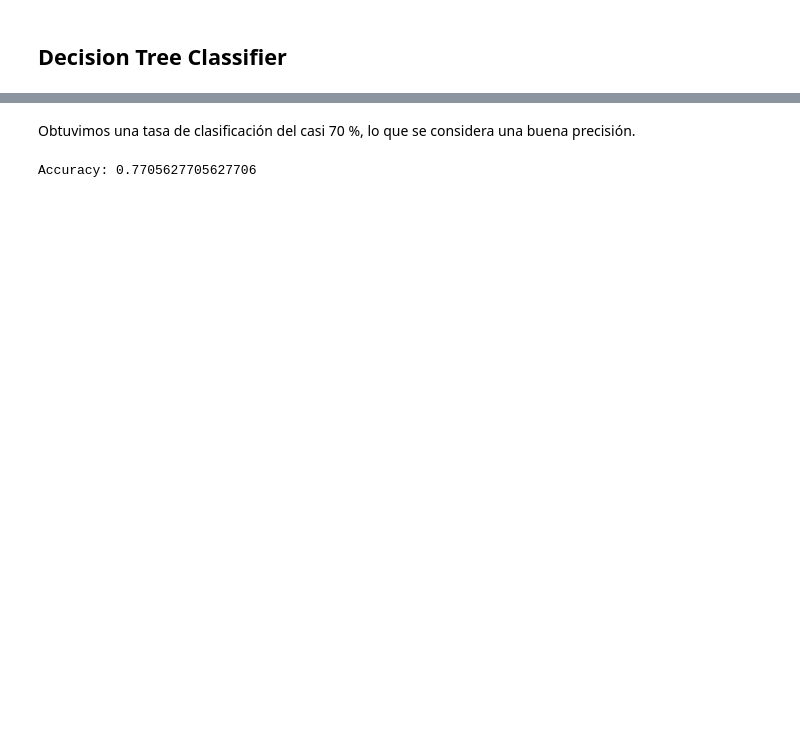
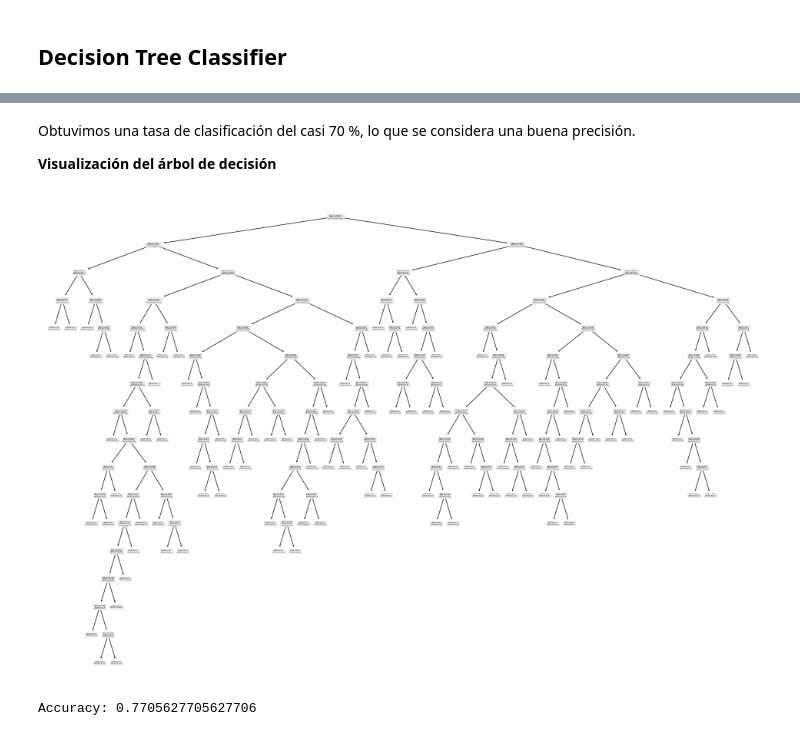
Before and after one commit to DoraGV/DAGV-Aprendizaje-Automatico, a Jupyter notebook: Practicas/Tarea 3 DAGV - Aprendizaje Automático.ipynb, the cells around one changed output, grey strips where cells are left out. Drawn from its saved outputs; the diff is of its cells as text; code cells hidden in the pictures; blank space fills up the shorter version.

```diff
--- a/Practicas/Tarea 3 DAGV - Aprendizaje Automático.ipynb
+++ b/Practicas/Tarea 3 DAGV - Aprendizaje Automático.ipynb
@@ -220,5 +213,15 @@ Accuracy: 0.7056277056277056
 # %% [markdown]
 Obtuvimos una tasa de clasificación del casi 70 %, lo que se considera una buena precisión.
+
+
+**Visualización del árbol de decisión**
+# %%
+plt.figure(figsize = (12,8))
+from sklearn import tree
+
+tree.plot_tree(clf.fit(X_train, y_train));
+# %% [output]
+[figure, added]
 # %%
 from sklearn.tree import export_graphviz
 from io import StringIO
```
Also changed, not shown: parts of 5 cells of this notebook, 4 other files.
